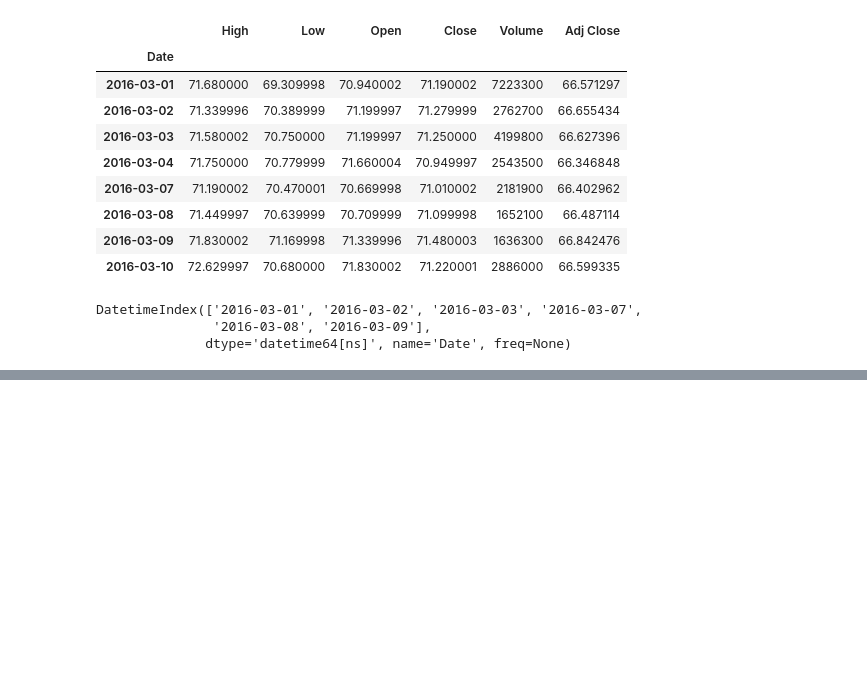
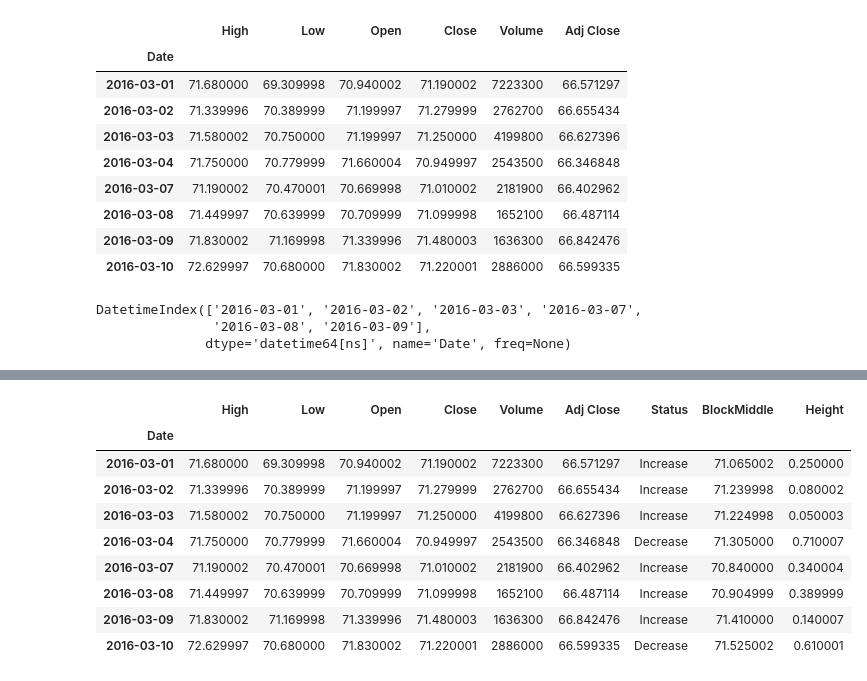
Before and after one commit to pjenkin/PythonTutorial8WebFinancial, a Jupyter notebook: stock_analysis.ipynb, the cells around one changed output, grey strips where cells are left out. Cells and saved outputs as stored; diff of their text form; code cells hidden in the pictures; blank space fills up the shorter version.

Commit message:
70-224 Dataframe manipulation and processing to produce Bokeh candlestick graphics shapes

```diff
--- a/stock_analysis.ipynb
+++ b/stock_analysis.ipynb
@@ -48,8 +49,8 @@ df
 fyf.pdr_override()
 # %%
 # stock MSI - Motorola Solutions Inc
-dfYAH = data.DataReader(name='MSI', data_source='yahoo', start=start, end=finish)
-dfYAH
+dfYAHOO = data.DataReader(name='MSI', data_source='yahoo', start=start, end=finish)
+dfYAHOO
 # %% [output]
 |  | High | Low | Open | Close | Volume | Adj Close |
 | Date |  |  |  |  |  |  |
@@ -80,0 +91,16 @@ fig.title.text = 'Candlestick chart - financial'
+# %%
+# 20-224 add a column to the dataframe to show price increase/decrease
+
+def increase_decrease(close, open):
+    if close > open:
+        value = 'Increase'
+    elif close < open:
+        value = 'Decrease'
+    else:
+        value = 'Equal'
+    return value
+
+
+dfYAHOO['Status'] = [increase_decrease(close, open) for close, open, in zip(dfYAHOO.Close, dfYAHOO.Open)]
+# what pattern is this??
+dfYAHOO
@@ -80,0 +118,16 @@ fig.title.text = 'Candlestick chart - financial'
+# %%
+# 20-224 add a column to the dataframe to calculate value coordinate of middle of candlestick block (for rectangle y parameter)
+dfYAHOO['BlockMiddle'] = (dfYAHOO.Open + dfYAHOO.Close)/2
+dfYAHOO['Height'] = abs(dfYAHOO.Close - dfYAHOO.Open)
+dfYAHOO
+# %% [output]
+|  | High | Low | Open | Close | Volume | Adj Close | Status | BlockMiddle | Height |
+| Date |  |  |  |  |  |  |  |  |  |
+| 2016-03-01 | 71.680000 | 69.309998 | 70.940002 | 71.190002 | 7223300 | 66.571297 | Increase | 71.065002 | 0.250000 |
+| 2016-03-02 | 71.339996 | 70.389999 | 71.199997 | 71.279999 | 2762700 | 66.655434 | Increase | 71.239998 | 0.080002 |
+| 2016-03-03 | 71.580002 | 70.750000 | 71.199997 | 71.250000 | 4199800 | 66.627396 | Increase | 71.224998 | 0.050003 |
+| 2016-03-04 | 71.750000 | 70.779999 | 71.660004 | 70.949997 | 2543500 | 66.346848 | Decrease | 71.305000 | 0.710007 |
+| 2016-03-07 | 71.190002 | 70.470001 | 70.669998 | 71.010002 | 2181900 | 66.402962 | Increase | 70.840000 | 0.340004 |
+| 2016-03-08 | 71.449997 | 70.639999 | 70.709999 | 71.099998 | 1652100 | 66.487114 | Increase | 70.904999 | 0.389999 |
+| 2016-03-09 | 71.830002 | 71.169998 | 71.339996 | 71.480003 | 1636300 | 66.842476 | Increase | 71.410000 | 0.140007 |
+| 2016-03-10 | 72.629997 | 70.680000 | 71.830002 | 71.220001 | 2886000 | 66.599335 | Decrease | 71.525002 | 0.610001 |
```
Also changed, not shown: parts of 6 cells of this notebook, 1 other file.
